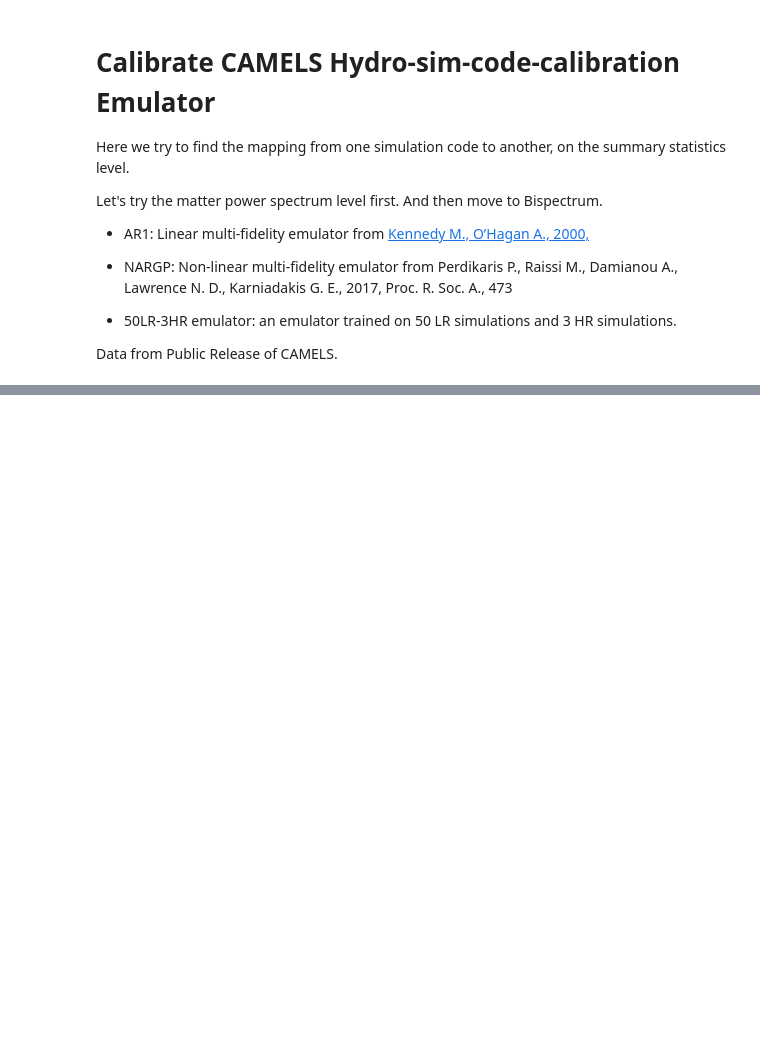
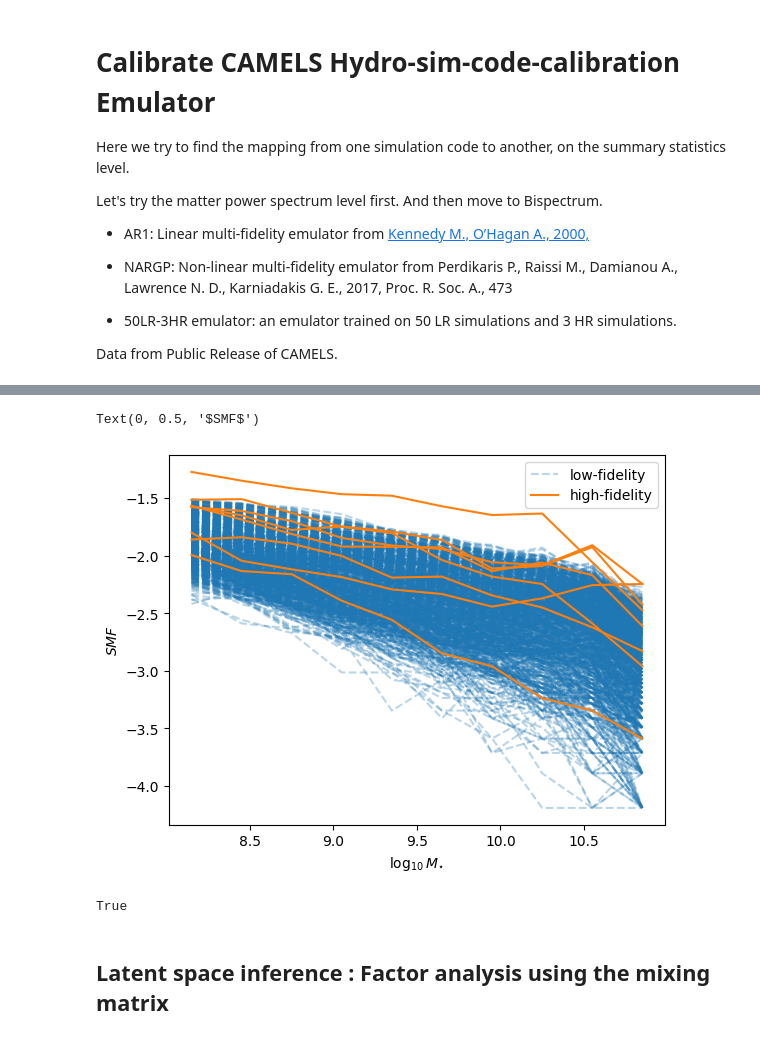
Before and after one commit to qezlou/multi_fidelity_gpflow, a Jupyter notebook: notebooks/demo: Illustris Stellar Mass Function.ipynb, the cells around one changed output, grey strips where cells are left out. Drawn from its saved outputs; the diff is of its cells as text; code cells hidden in the pictures; blank space fills up the shorter version.

Commit message:
2025.03.02 : illustris smf emulator

```diff
--- a/notebooks/demo: Illustris Stellar Mass Function.ipynb
+++ b/notebooks/demo: Illustris Stellar Mass Function.ipynb
@@ -33,7 +33,7 @@ def generate_data(folder: str = "../data/illustris/illustris-5-8/1004_LR_7_HR_te
     data = StellarMassFunctions(folder=folder)
     return data
 
-base_folder = "../data/illustris/illustris-5-8-log1p/1004_LR_7_HR_test4/"
+base_folder = "../data/illustris/illustris-5-8-log1p/full_1004_LR_8_HR_test0/"
 data = generate_data(base_folder)
 # %%
 log10_mass_bins = np.array(
@@ -41,17 +41,17 @@ log10_mass_bins = np.array(
         )
 # %%
 # visualize training spectra
-for i, y_train in enumerate(data.Y_train[0]):
+for i, y_train in enumerate(data.Y_train_log10[0]):
     if i == 0:
-        plt.plot(y_train, label="low-fidelity", color="C0", ls="--", alpha=0.3)
+        plt.plot(log10_mass_bins, y_train, label="low-fidelity", color="C0", ls="--", alpha=0.3)
     else:
-        plt.plot(y_train, color="C0", ls="--", alpha=0.3)
-for i, y_train in enumerate(data.Y_train[1]):
+        plt.plot(log10_mass_bins, y_train, color="C0", ls="--", alpha=0.3)
+for i, y_train in enumerate(data.Y_train_log10[1]):
     if i == 0:
-        plt.plot(y_train, label="high-fidelity", color="C1")
+        plt.plot(log10_mass_bins, y_train, label="high-fidelity", color="C1")
     else:
-        plt.plot(y_train, color="C1")
+        plt.plot(log10_mass_bins, y_train, color="C1")
 plt.legend()
-# plt.xlabel(r"$k (h/\mathrm{Mpc})$")
+plt.xlabel(r"$\log_{10}M_{\star}$")
 plt.ylabel(r"$SMF$")
 # %% [output]
@@ -58,0 +60,8 @@ plt.ylabel(r"$SMF$")
+Text(0, 0.5, '$SMF$')
+[figure, added]
+# %%
+np.any([True, False, True])
+# %% [output]
+True
+# %% [markdown]
+## Latent space inference : Factor analysis using the mixing matrix
```
Also changed, not shown: parts of 15 cells of this notebook.
